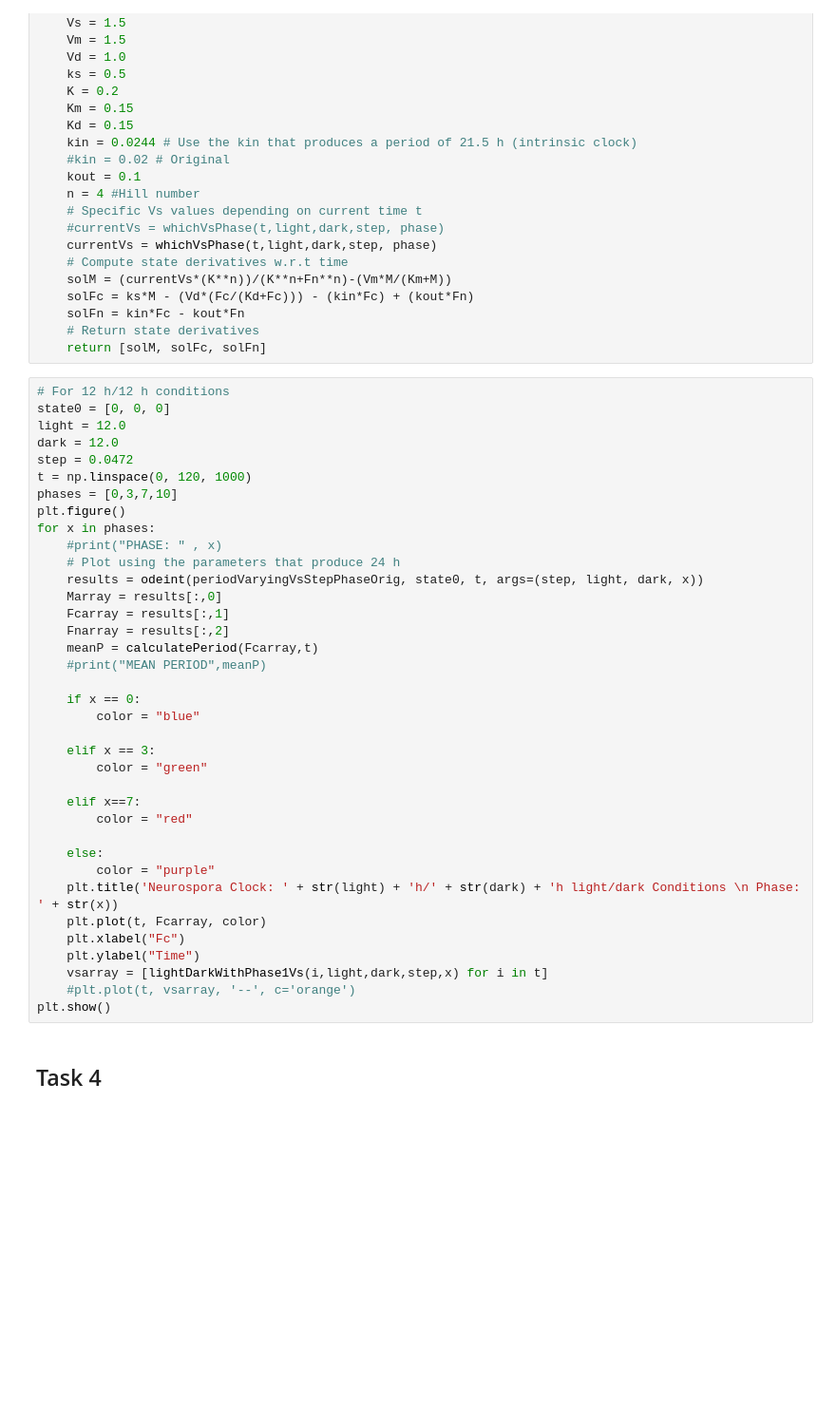
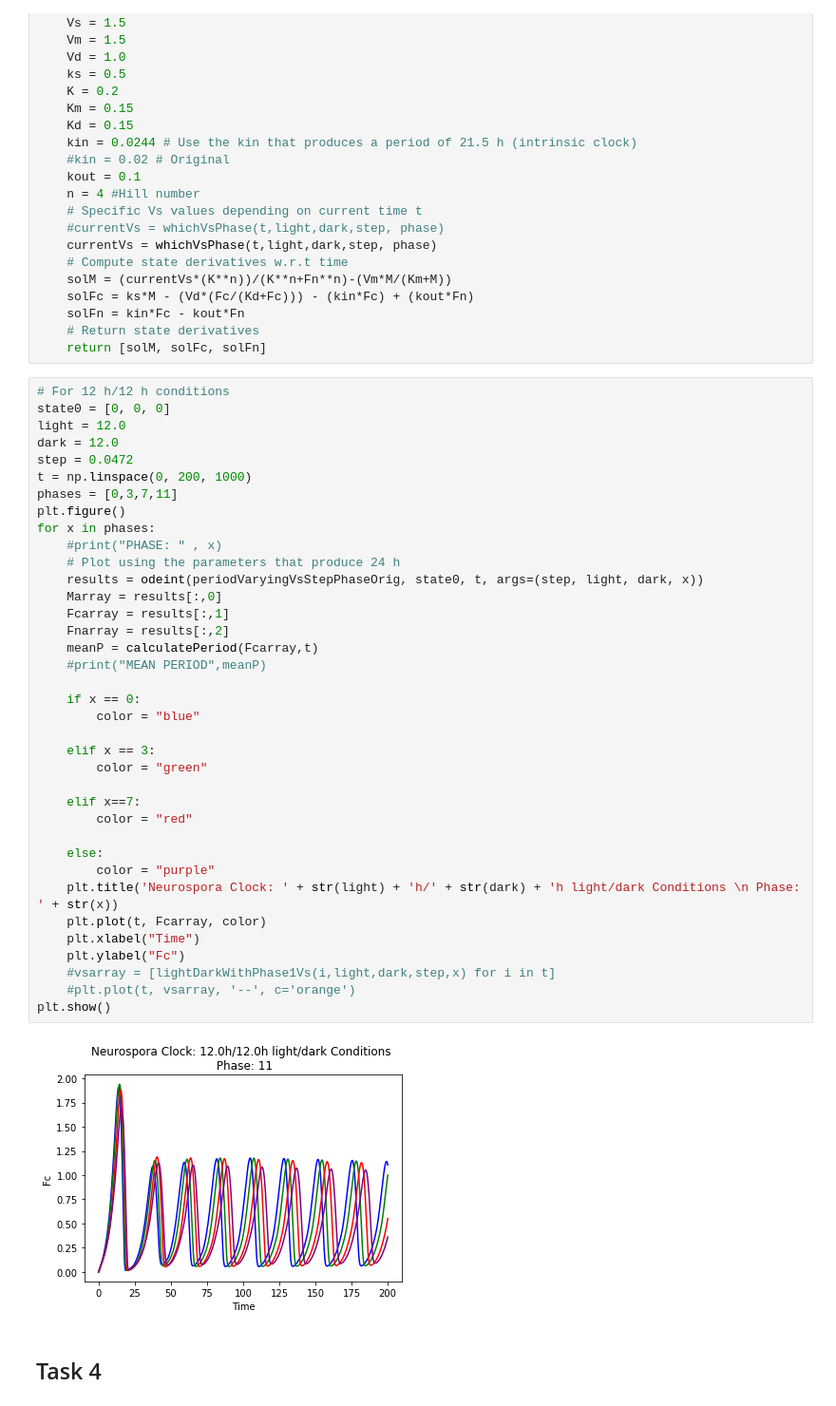
Before and after one commit to Icxa/LabTasks5-16March, a Jupyter notebook: Modeling and Simulation Lab Tasks Part 1.ipynb, the cells around one changed output. Shown at 95% size. Cells and saved outputs as stored; diff of their text form; blank space fills up the shorter version.

```diff
--- a/Modeling and Simulation Lab Tasks Part 1.ipynb
+++ b/Modeling and Simulation Lab Tasks Part 1.ipynb
@@ -692,38 +736,40 @@ def periodVaryingVsStepPhaseOrig(state, t, s, light, dark, phase):
 state0 = [0, 0, 0]
 light = 12.0
 dark = 12.0
 step = 0.0472
-t = np.linspace(0, 120, 1000)
-phases = [0,3,7,10]
+t = np.linspace(0, 200, 1000)
+phases = [0,3,7,11]
 plt.figure()
 for x in phases:
     #print("PHASE: " , x)
     # Plot using the parameters that produce 24 h
     results = odeint(periodVaryingVsStepPhaseOrig, state0, t, args=(step, light, dark, x))
     Marray = results[:,0]
     Fcarray = results[:,1]
     Fnarray = results[:,2]
     meanP = calculatePeriod(Fcarray,t)
     #print("MEAN PERIOD",meanP)
 
     if x == 0:
         color = "blue"
 
     elif x == 3:
         color = "green"
 
     elif x==7:
         color = "red"
 
     else:
         color = "purple"
     plt.title('Neurospora Clock: ' + str(light) + 'h/' + str(dark) + 'h light/dark Conditions \n Phase: ' + str(x))
     plt.plot(t, Fcarray, color)
-    plt.xlabel("Fc")
-    plt.ylabel("Time")
-    vsarray = [lightDarkWithPhase1Vs(i,light,dark,step,x) for i in t]
+    plt.xlabel("Time")
+    plt.ylabel("Fc")
+    #vsarray = [lightDarkWithPhase1Vs(i,light,dark,step,x) for i in t]
     #plt.plot(t, vsarray, '--', c='orange')
 plt.show()
+# %% [output]
+[figure, added]
 # %% [markdown]
 ## Task 4
 # %%
```
Also changed, not shown: parts of 15 cells of this notebook.
